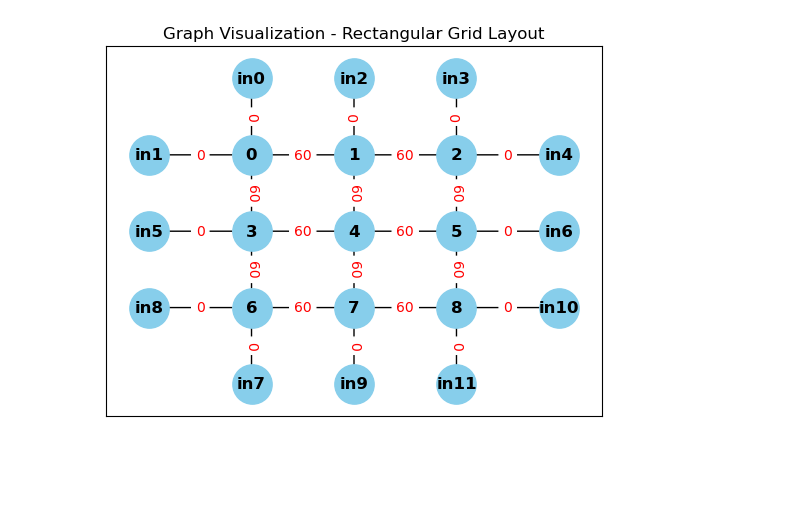
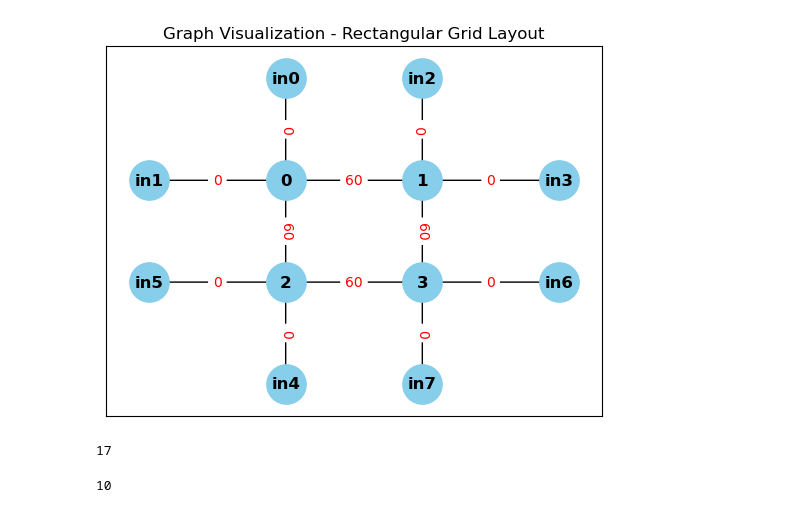
Before and after one commit to kvnoct/episodic_control, a Jupyter notebook: memory_sarsa/test.ipynb, the cells around one changed output. Saved outputs shown, nothing was run; the diff lists cells and outputs as text; code cells hidden in the pictures; blank space fills up the shorter version.

```diff
--- a/memory_sarsa/test.ipynb
+++ b/memory_sarsa/test.ipynb
@@ -4,25 +4,43 @@ import environment
 # %%
 # test env
 duration = 100
 lanes = ['F', 'L', 'R']
 directions = ['N', 'E', 'S', 'W']
 A = [(['E', 'W'], ['F']), (['E', 'W'], ['L']),
     (['N', 'S'], ['F']), (['N', 'S'], ['L']),
     (['E'], ['F', 'L']), (['W'], ['F', 'L']),
     (['N'], ['F', 'L']), (['S'], ['F', 'L'])]
 vehicle_parameters = {'duration': duration, 'min_speed': 2.22, 'max_speed': 13.33,
                       'lanes': lanes, 'arrival_rates': {'E': 5/60, 'N': 5/60, 'W': 10/60, 'S': 7/60}}
 intersection_parameters = {'duration': duration, 'action_duration': 10,
                            'Lanes': lanes, 'Directions': directions, 'A': A,
                            'gamma': 0.95, 'alpha': 0.1, 'espilon': 0.1, 'is_mem_based':False,
                            'is_dynamic_action_duration': False, 'dynamic_action_duration': 4,
                            'reward_function': utils.calculate_reward_default, 'n_vehicle_leaving_per_lane': 1}
-graph_structure_params = {'rows': 3, 'cols': 3, 'length': 60}
+graph_structure_params = {'rows': 2, 'cols': 2, 'length': 60}
 
 
 
 env_SARSA = environment.Env(duration=duration, graph_structure_parameters=graph_structure_params,
           vehicle_parameters=vehicle_parameters, intersection_parameters=intersection_parameters)
 # %% [output]
-[figure, old version]
+[figure, new version]
+# %%
+sum_vehicles = 0
+for direction in env_SARSA.graph.nodes['0'].intersection.vehicles:
+
+    sum_vehicles += len(env_SARSA.graph.nodes['0'].intersection.vehicles[direction])
+
+sum_vehicles
+# %% [output]
+17
+# %%
+sum_vehicles = 0
+for direction in env_SARSA.graph.nodes['1'].intersection.vehicles:
+
+    sum_vehicles += len(env_SARSA.graph.nodes['1'].intersection.vehicles[direction])
+
+sum_vehicles
+# %% [output]
+10
 # %%
```
Also changed, not shown: parts of 9 cells of this notebook, 38 other files.
